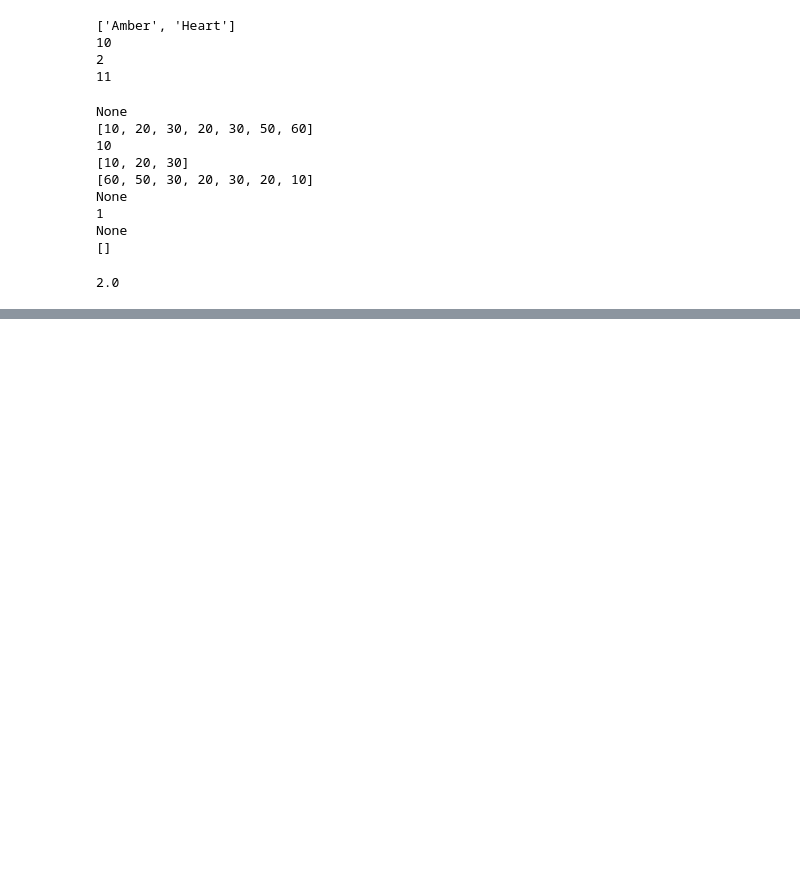
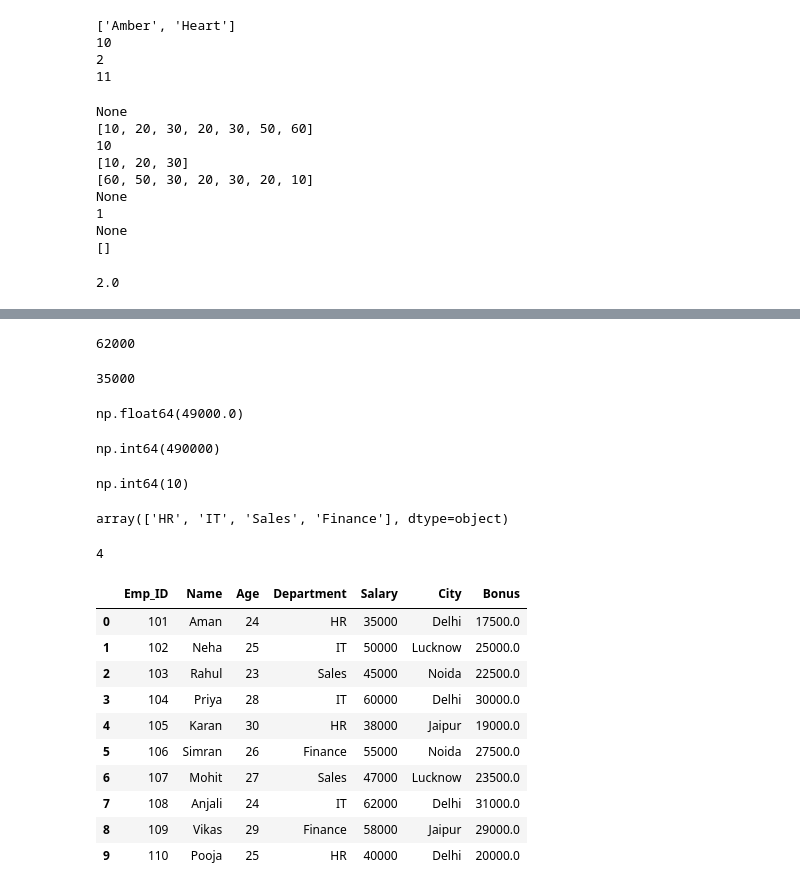
Before and after one commit to aashut-in/ML-and-DA-TRAINING, a Jupyter notebook: Py1.ipynb, the cells around one changed output, grey strips where cells are left out. Drawn from its saved outputs; the diff is of its cells as text; code cells hidden in the pictures; blank space fills up the shorter version.

```diff
--- a/Py1.ipynb
+++ b/Py1.ipynb
@@ -363,0 +505,19 @@ print(math.sqrt(a))
+# %%
+import pandas as pd
+
+data = {
+    "Emp_ID": [101,102,103,104,105,106,107,108,109,110],
+    "Name": ["Aman","Neha","Rahul","Priya","Karan",
+             "Simran","Mohit","Anjali","Vikas","Pooja"],
+    "Age": [24,25,23,28,30,26,27,24,29,25],
+    "Department": ["HR","IT","Sales","IT","HR",
+                   "Finance","Sales","IT","Finance","HR"],
+    "Salary": [35000,50000,45000,60000,38000,
+               55000,47000,62000,58000,40000],
+    "City": ["Delhi","Lucknow","Noida","Delhi","Jaipur",
+             "Noida","Lucknow","Delhi","Jaipur","Delhi"]
+}
+
+df = pd.DataFrame(data)
+
+print(df)
@@ -363,0 +711,43 @@ print(math.sqrt(a))
+# %%
+df["Salary"].max()
+# %% [output]
+62000
+# %%
+df["Salary"].min()
+# %% [output]
+35000
+# %%
+df["Salary"].mean()
+# %% [output]
+np.float64(49000.0)
+# %%
+df["Salary"].sum()
+# %% [output]
+np.int64(490000)
+# %%
+df["Name"].count()
+# %% [output]
+np.int64(10)
+# %%
+df["Department"].unique()
+# %% [output]
+array(['HR', 'IT', 'Sales', 'Finance'], dtype=object)
+# %%
+df["Department"].nunique()
+# %% [output]
+4
+# %%
+df["Bonus"] = df["Salary"]*0.5
+df
+# %% [output]
+|  | Emp_ID | Name | Age | Department | Salary | City | Bonus |
+| 0 | 101 | Aman | 24 | HR | 35000 | Delhi | 17500.0 |
+| 1 | 102 | Neha | 25 | IT | 50000 | Lucknow | 25000.0 |
+| 2 | 103 | Rahul | 23 | Sales | 45000 | Noida | 22500.0 |
+| 3 | 104 | Priya | 28 | IT | 60000 | Delhi | 30000.0 |
+| 4 | 105 | Karan | 30 | HR | 38000 | Jaipur | 19000.0 |
+| 5 | 106 | Simran | 26 | Finance | 55000 | Noida | 27500.0 |
+| 6 | 107 | Mohit | 27 | Sales | 47000 | Lucknow | 23500.0 |
+| 7 | 108 | Anjali | 24 | IT | 62000 | Delhi | 31000.0 |
+| 8 | 109 | Vikas | 29 | Finance | 58000 | Jaipur | 29000.0 |
+| 9 | 110 | Pooja | 25 | HR | 40000 | Delhi | 20000.0 |
```
Also changed, not shown: parts of 42 cells of this notebook.
